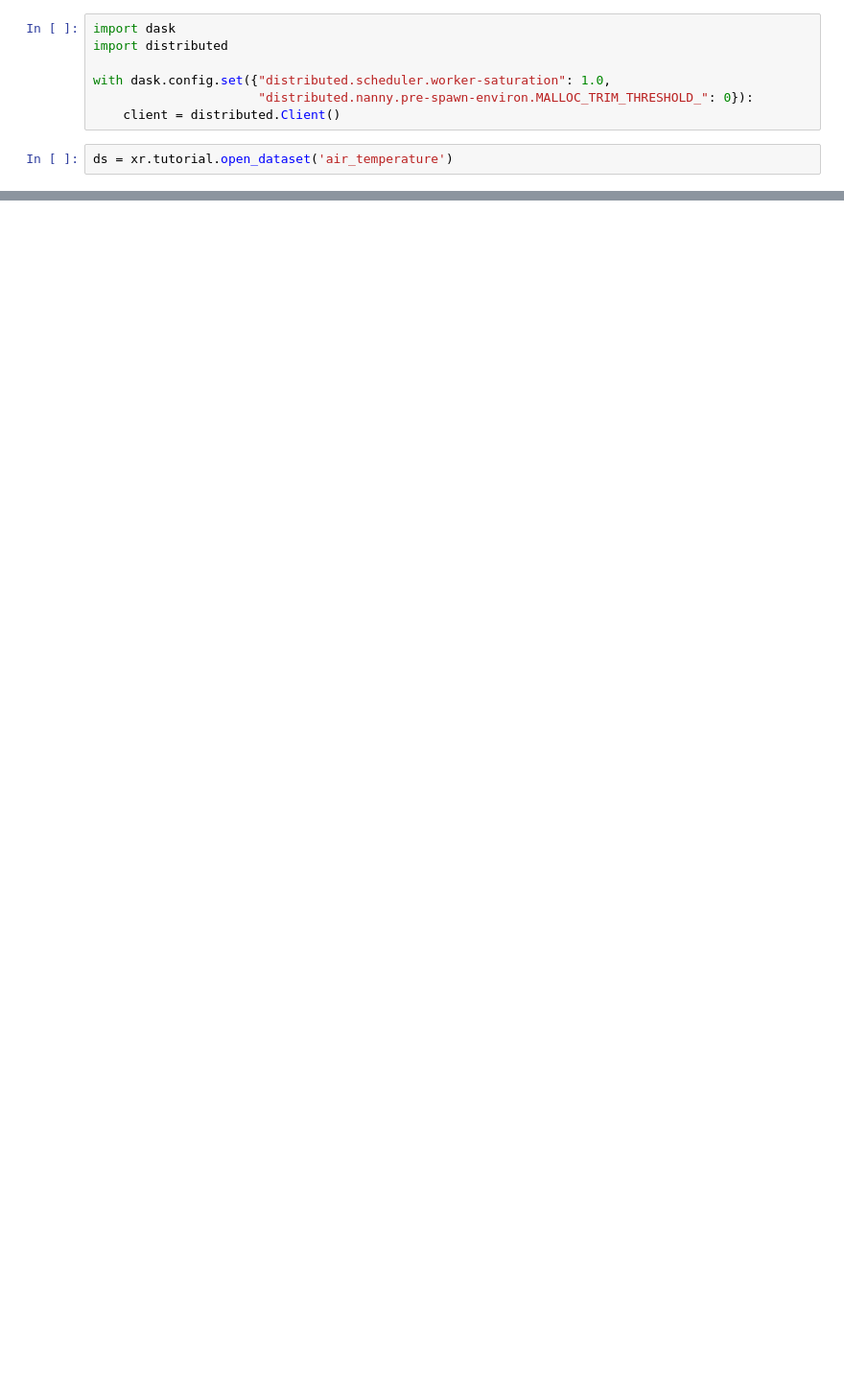
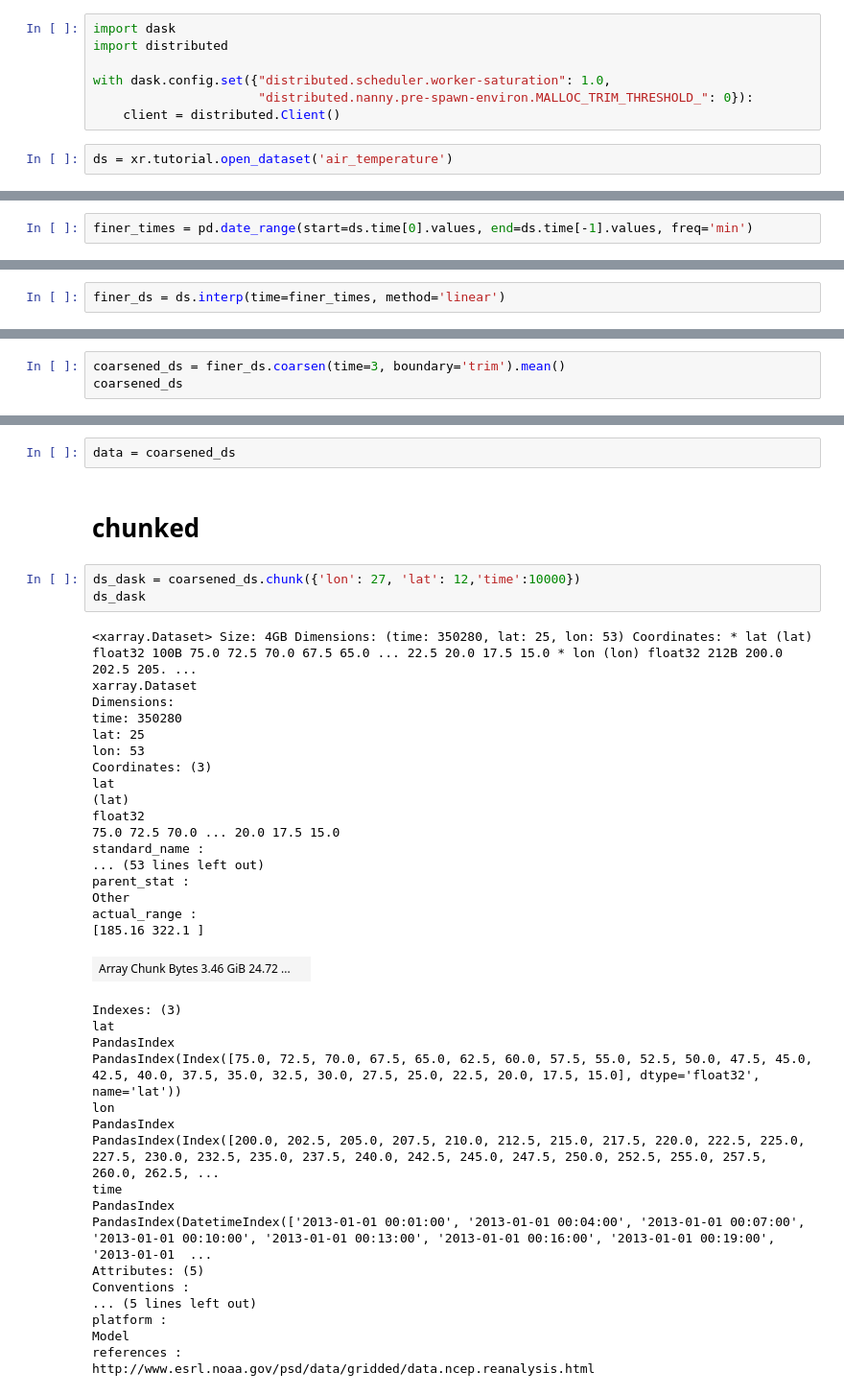
Before and after one commit to Thomas-Moore-Creative/BRAN-climatology-generator-demo, a Jupyter notebook: notebooks/laptop_agg_groupby_sandbox.ipynb, the cells around one changed output, grey strips where cells are left out. Shown at 96% size. Cells and saved outputs as stored; diff of their text form; blank space fills up the shorter version.

```diff
--- a/notebooks/laptop_agg_groupby_sandbox.ipynb
+++ b/notebooks/laptop_agg_groupby_sandbox.ipynb
@@ -45,0 +18,2 @@ Attributes:
+# %%
+finer_times = pd.date_range(start=ds.time[0].values, end=ds.time[-1].values, freq='min')
@@ -45,0 +35,2 @@ Attributes:
+# %%
+finer_ds = ds.interp(time=finer_times, method='linear')
@@ -45,0 +43,3 @@ Attributes:
+# %%
+coarsened_ds = finer_ds.coarsen(time=3, boundary='trim').mean()
+coarsened_ds
@@ -45,0 +65,43 @@ Attributes:
+# %%
+data = coarsened_ds
+# %% [markdown]
+# chunked
+# %%
+ds_dask = coarsened_ds.chunk({'lon': 27, 'lat': 12,'time':10000})
+ds_dask
+# %% [output]
+<xarray.Dataset> Size: 4GB Dimensions: (time: 350280, lat: 25, lon: 53) Coordinates: * lat (lat) float32 100B 75.0 72.5 70.0 67.5 65.0 ... 22.5 20.0 17.5 15.0 * lon (lon) float32 212B 200.0 202.5 205. ...
+xarray.Dataset
+Dimensions:
+time: 350280
+lat: 25
+lon: 53
+Coordinates: (3)
+lat
+(lat)
+float32
+75.0 72.5 70.0 ... 20.0 17.5 15.0
+standard_name :
+... (53 lines left out)
+parent_stat :
+Other
+actual_range :
+[185.16 322.1 ]
+| Array Chunk Bytes 3.46 GiB 24.72 ... |  |
+Indexes: (3)
+lat
+PandasIndex
+PandasIndex(Index([75.0, 72.5, 70.0, 67.5, 65.0, 62.5, 60.0, 57.5, 55.0, 52.5, 50.0, 47.5, 45.0, 42.5, 40.0, 37.5, 35.0, 32.5, 30.0, 27.5, 25.0, 22.5, 20.0, 17.5, 15.0], dtype='float32', name='lat'))
+lon
+PandasIndex
+PandasIndex(Index([200.0, 202.5, 205.0, 207.5, 210.0, 212.5, 215.0, 217.5, 220.0, 222.5, 225.0, 227.5, 230.0, 232.5, 235.0, 237.5, 240.0, 242.5, 245.0, 247.5, 250.0, 252.5, 255.0, 257.5, 260.0, 262.5, ...
+time
+PandasIndex
+PandasIndex(DatetimeIndex(['2013-01-01 00:01:00', '2013-01-01 00:04:00', '2013-01-01 00:07:00', '2013-01-01 00:10:00', '2013-01-01 00:13:00', '2013-01-01 00:16:00', '2013-01-01 00:19:00', '2013-01-01  ...
+Attributes: (5)
+Conventions :
+... (5 lines left out)
+platform :
+Model
+references :
+http://www.esrl.noaa.gov/psd/data/gridded/data.ncep.reanalysis.html
```
Also changed, not shown: parts of 21 cells of this notebook.
